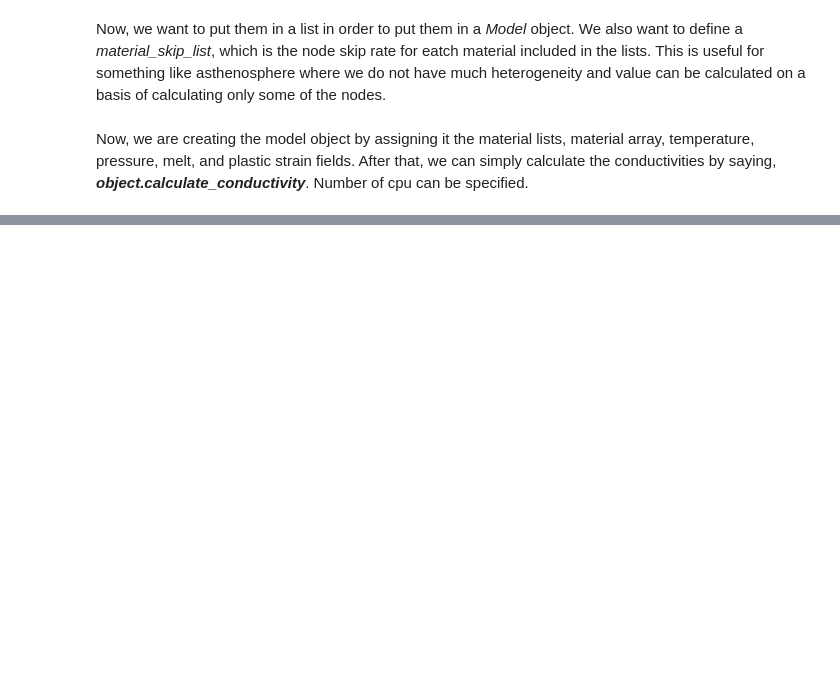
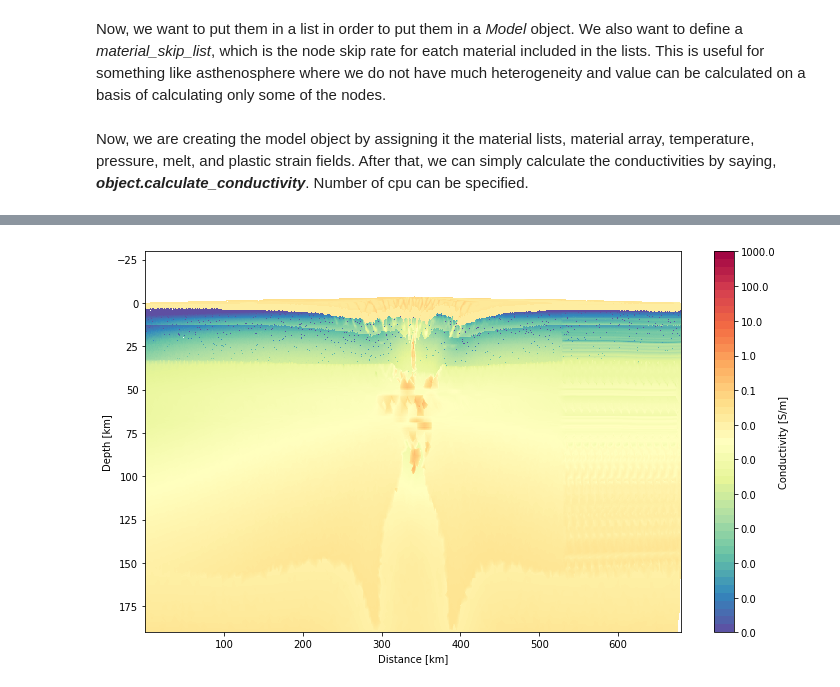
Before and after one commit to sinanozaydin/pide, a Jupyter notebook: examples/notebooks/10_2D_Underworld_Conversion_II_Narrow_Rift.ipynb, the cells around one changed output, grey strips where cells are left out. Cells and saved outputs as stored; diff of their text form; code cells hidden in the pictures; blank space fills up the shorter version.

```diff
--- a/examples/notebooks/10_2D_Underworld_Conversion_II_Narrow_Rift.ipynb
+++ b/examples/notebooks/10_2D_Underworld_Conversion_II_Narrow_Rift.ipynb
@@ -331,0 +348,6 @@ cblimit_down = 1e-8, log_bool=True, cb_name = 'Spectral_r',cbar_label = 'Conduct
+# %%
+deform_cond, strain_decay, cond_decay, misfit = mt_model_object.calculate_deformation_related_conductivity(method = 'plastic_strain',
+                                                        cond_min = backgr_cond,
+                                                        cond_max = max_cond,
+                                                        function_method = 'exponential',
+                                                        low_deformation_threshold = 1e-2, high_deformation_threshold = 1e2, num_cpu = 6)
@@ -331,0 +372,5 @@ cblimit_down = 1e-8, log_bool=True, cb_name = 'Spectral_r',cbar_label = 'Conduct
+# %%
+plot_2D_underworld_Field(xmesh = x_mesh_centers, ymesh = y_mesh_centers, Field = deform_cond,cblimit_up = 1e3,
+cblimit_down = 1e-8, log_bool=True, cb_name = 'Spectral_r',cbar_label = 'Conductivity [S/m]',plot_save = False)
+# %% [output]
+[figure, added]
```
Also changed, not shown: parts of 8 cells of this notebook, 2 other files.
